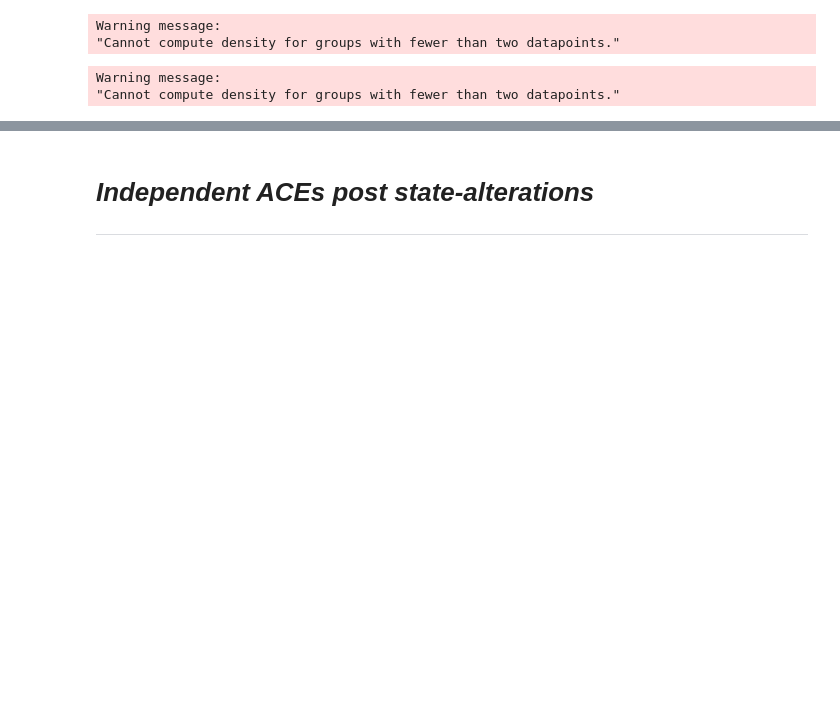
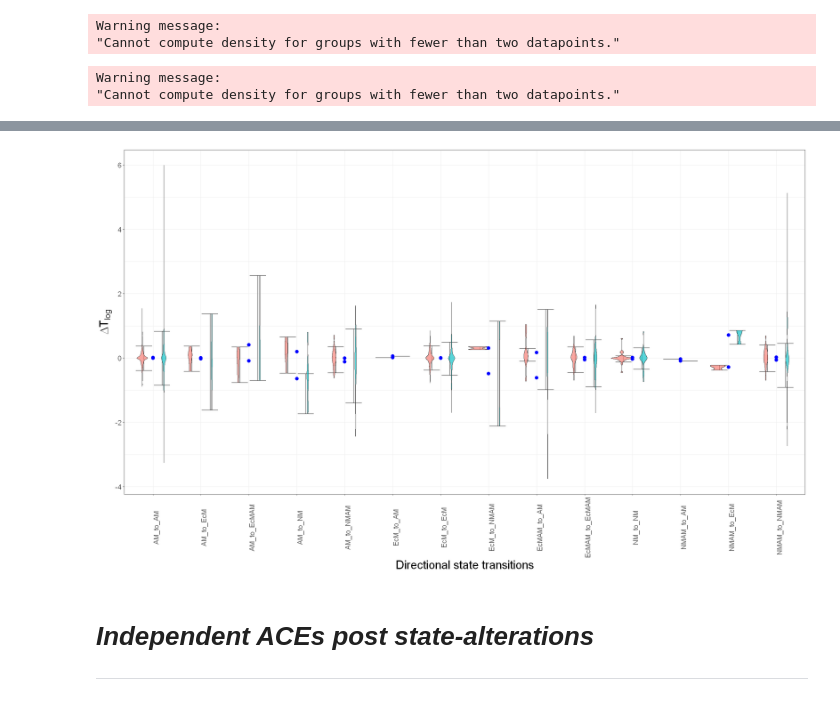
Before and after one commit to anoban/wsu, a Jupyter notebook: R/notebooks/traverseaces.ipynb, the cells around one changed output, grey strips where cells are left out. Cells and saved outputs as stored; diff of their text form; code cells hidden in the pictures; blank space fills up the shorter version.

```diff
--- a/R/notebooks/traverseaces.ipynb
+++ b/R/notebooks/traverseaces.ipynb
@@ -512,0 +528,4 @@ Warning message:
+# %%
+# we need to convert the the dataset to a long format
+long_format <- data.frame(shifts=c(paired_changes$shifts, paired_changes$shifts), delta=c(paired_changes$delta_rd, paired_changes$delta_srl), trait=c(rep("RD", times = length(paired_changes$delta_rd)),
+                    rep("SRL", times = length(paired_changes$delta_srl))))
@@ -512,0 +544,14 @@ Warning message:
+# %%
+# this is a bad idea - delta log(SRL) and delta log(RD) have different ranges!!!
+plot_grouped <- ggplot2::ggplot(data = long_format, aes(x = shifts, y = delta, fill = factor(trait))) +
+    theme_bw() +
+    theme(legend.position = "none", axis.title.x = element_text(size = 24), axis.title.y = element_text(size = 24), axis.text = element_text(size = 14), axis.text.x = element_text(angle = 90)) +
+    stat_boxplot(geom = "errorbar", color = "black") +
+    geom_violin(drop = FALSE, alpha = 0.65) +
+    stat_summary(fun = mean, color = "blue", na.rm = FALSE, geom = "point", size = 3) +
+    ylab(unname(latex2exp::TeX(r"($\Delta T_{log}$)"))) +
+    xlab("Directional state transitions") #+
+    # geom_text(aes(label = paste0("n=", n)), data = sample_size_positions, size = 5)
+
+plot(plot_grouped)
+# %% [output]
@@ -513,3 +560,4 @@ Warning message:
+[figure, added]
 # %% [markdown]
 # ___Independent ACEs post state-alterations___
 -------------------------------
```
Also changed, not shown: parts of 10 cells of this notebook.
